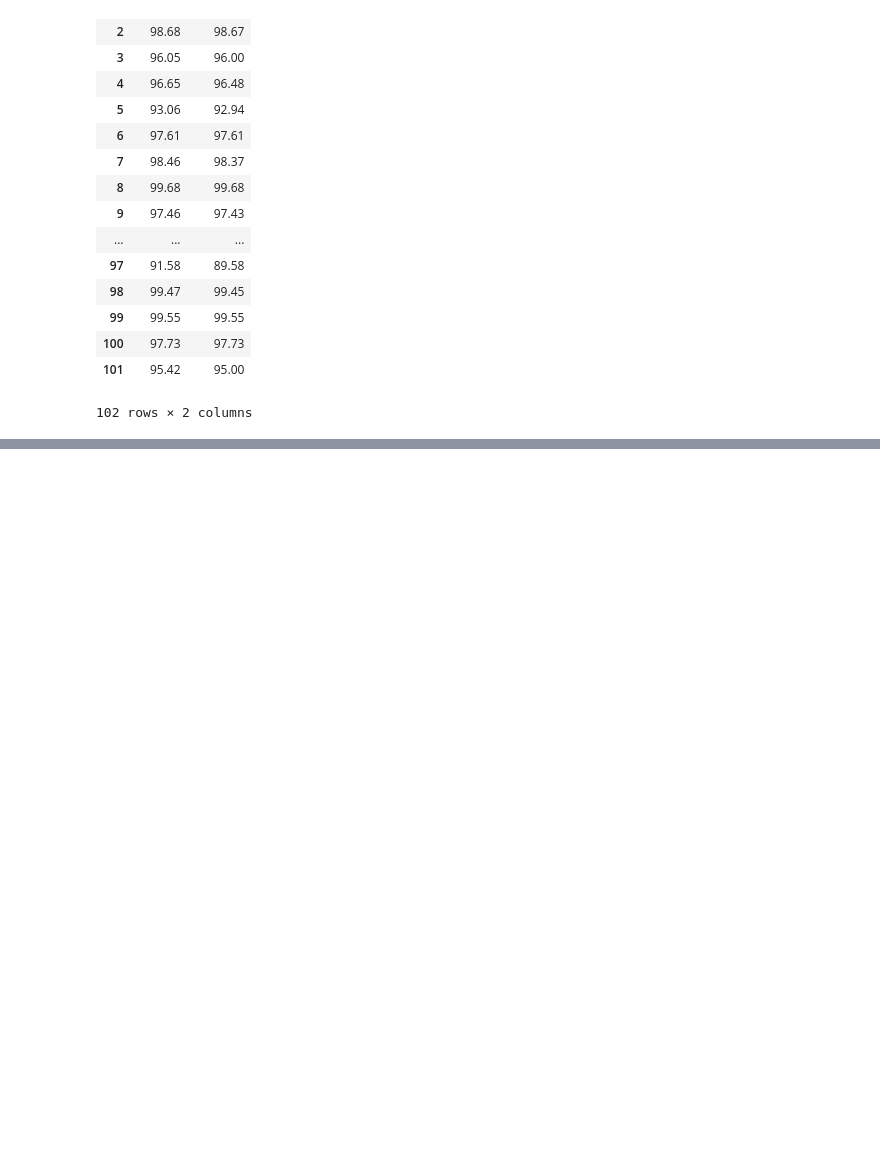
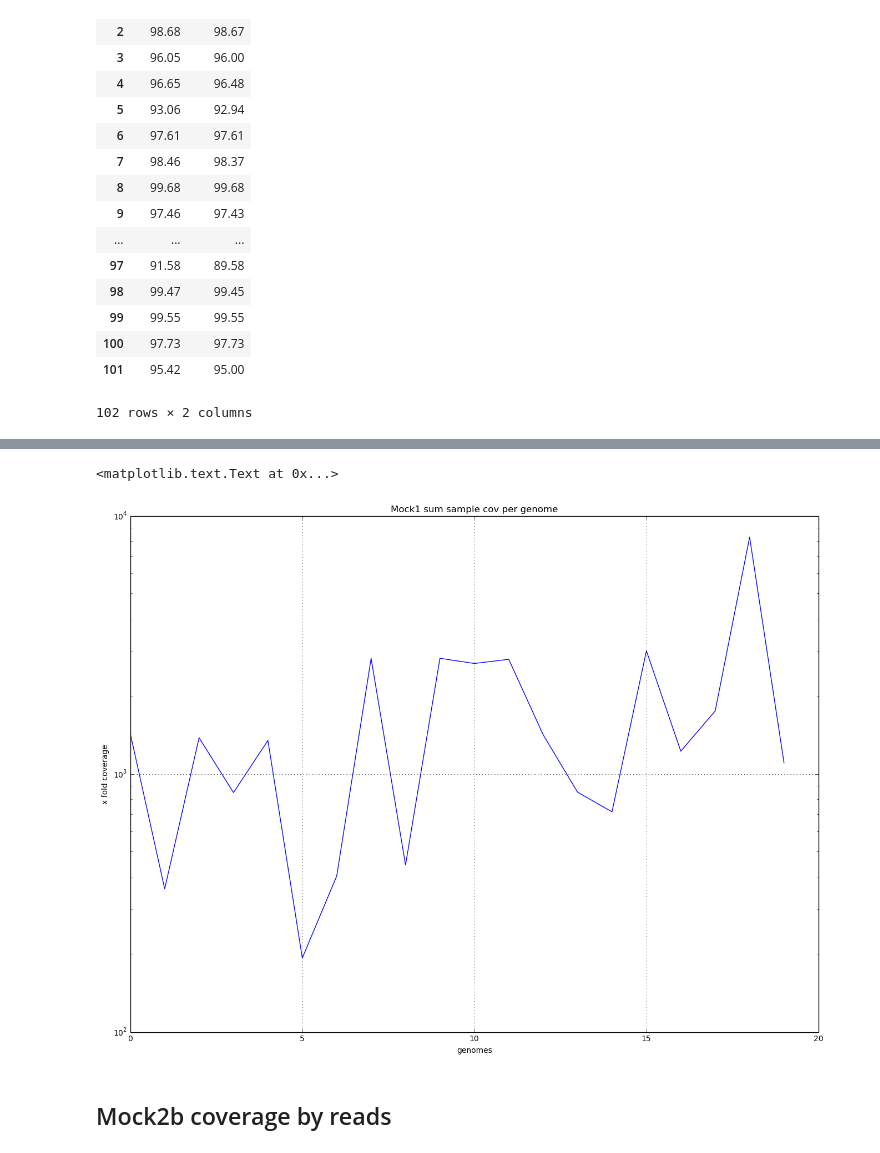
Before and after one commit to inodb/notebooks, a Jupyter notebook: concoct/metagenome-coverage-mocks.ipynb, the cells around one changed output, grey strips where cells are left out. Cells and saved outputs as stored; diff of their text form; code cells hidden in the pictures; blank space fills up the shorter version.

```diff
--- a/concoct/metagenome-coverage-mocks.ipynb
+++ b/concoct/metagenome-coverage-mocks.ipynb
@@ -105,0 +186,9 @@ p.plot(
+# %%
+ax = refcov1.ix[:, 3:66].sum(axis=1).plot(logy=True, title="Mock1 sum sample cov per genome")
+ax.set_xlabel("genomes")
+ax.set_ylabel("x fold coverage")
+# %% [output]
+<matplotlib.text.Text at 0x...>
+[figure, added]
+# %% [markdown]
+## Mock2b coverage by reads
```
Also changed, not shown: parts of 20 cells of this notebook.
